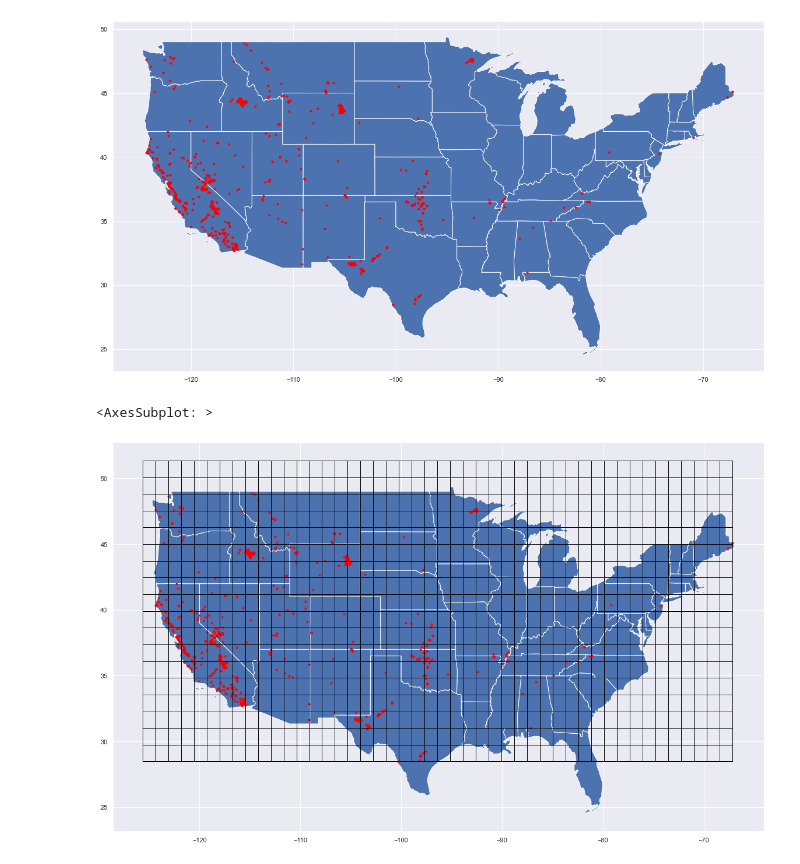
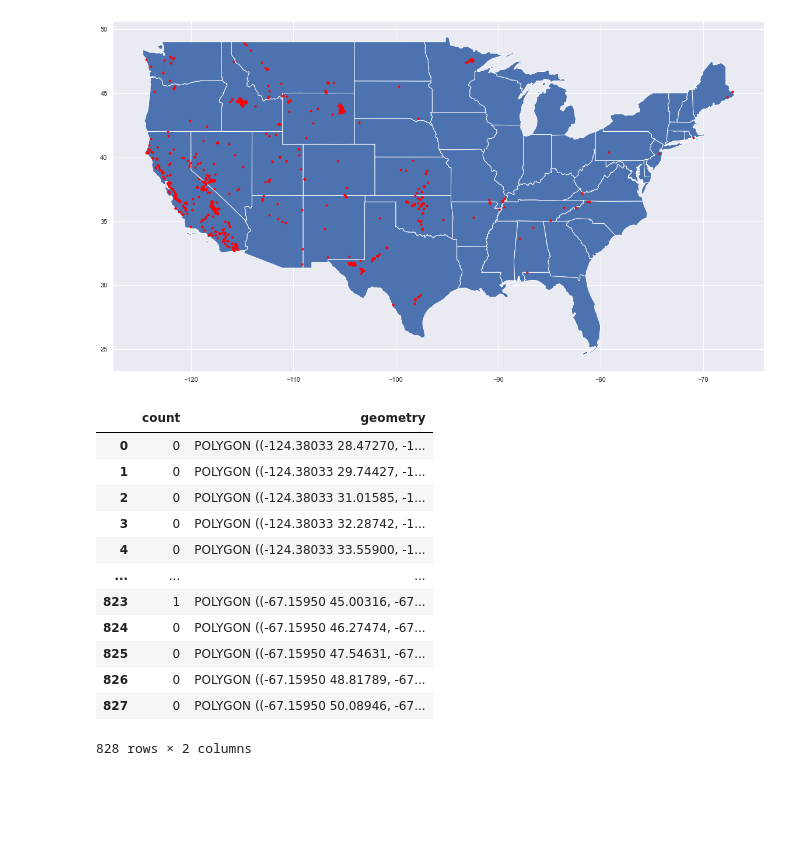
Before and after one commit to ci0cc0lat0/Data-Science-Group-Work, a Jupyter notebook: work2.0.ipynb, the cells around one changed output. Saved outputs shown, nothing was run; the diff lists cells and outputs as text; code cells hidden in the pictures; blank space fills up the shorter version.

```diff
--- a/work2.0.ipynb
+++ b/work2.0.ipynb
@@ -144,8 +107,0 @@ for i in range(len(cell)):
-# %%
-plt.rcParams["figure.figsize"] = [20, 20]
-stat_plot=states.plot()
-plt.scatter(geo_us_batch[0].longitude, geo_us_batch[0].latitude,c="red",marker='.')
-cell.plot(ax=stat_plot, facecolor="none", edgecolor='black')
-# %% [output]
-<AxesSubplot: >
-[figure, removed]
@@ -151,0 +144,24 @@ cell.plot(ax=stat_plot, facecolor="none", edgecolor='black')
+# %%
+# This first makes a new df, then the makes the geometry of the cells, and finally creates a GeoDataFrame
+# count_df contains indiviual bounds of the cells in columns along with the count
+# geo_df contains the cell bounds as a 'shape' in this case a 'box' along with the count
+count_df =  pd.DataFrame(cell.loc[:].geometry.bounds)
+count_df['count'] = counter
+geometry_for_frame = [box(x1,y1,x2,y2) for x1,y1,x2,y2 in zip(count_df.minx,count_df.miny, count_df.maxx,count_df.maxy)]
+geo_df = gpd.GeoDataFrame(count_df.drop(['minx','miny','maxx','maxy'], axis=1), geometry=geometry_for_frame)
+# %%
+geo_df
+# %% [output]
+|  | count | geometry |
+| 0 | 0 | POLYGON ((-124.38033 28.47270, -1... |
+| 1 | 0 | POLYGON ((-124.38033 29.74427, -1... |
+| 2 | 0 | POLYGON ((-124.38033 31.01585, -1... |
+| 3 | 0 | POLYGON ((-124.38033 32.28742, -1... |
+| 4 | 0 | POLYGON ((-124.38033 33.55900, -1... |
+| ... | ... | ... |
+| 823 | 1 | POLYGON ((-67.15950 45.00316, -67... |
+| 824 | 0 | POLYGON ((-67.15950 46.27474, -67... |
+| 825 | 0 | POLYGON ((-67.15950 47.54631, -67... |
+| 826 | 0 | POLYGON ((-67.15950 48.81789, -67... |
+| 827 | 0 | POLYGON ((-67.15950 50.08946, -67... |
+828 rows × 2 columns
```
Also changed, not shown: parts of 7 cells of this notebook.
